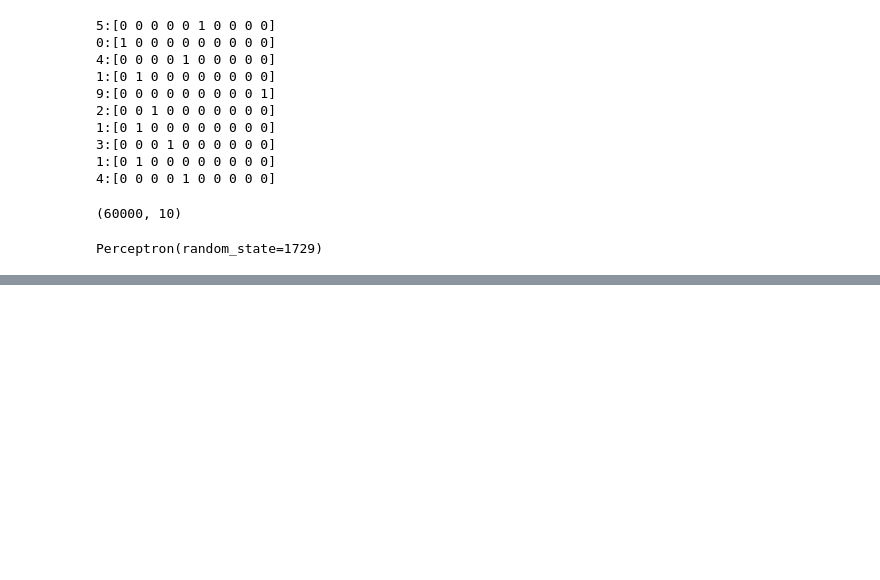
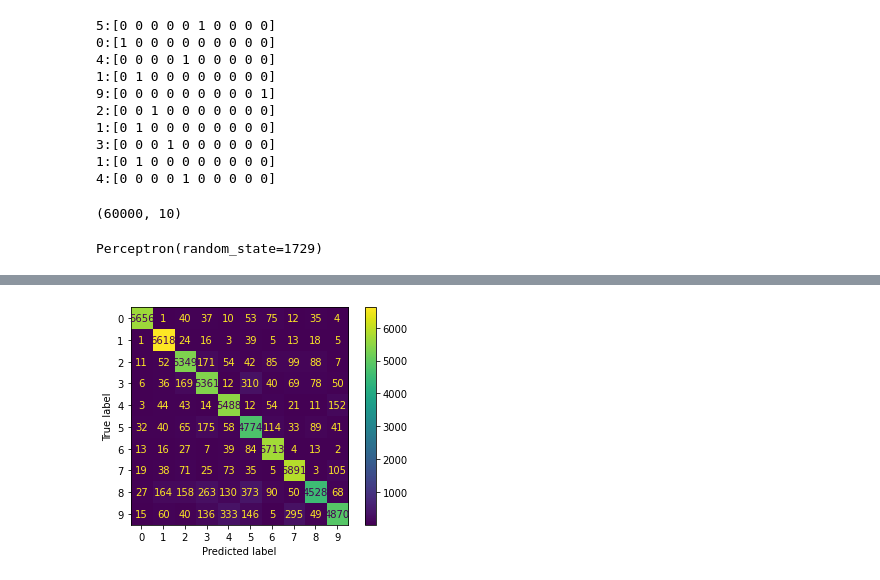
Before and after one commit to esviswajith95/MLP, a Jupyter notebook: Week5 - Multiclass classifier with perceptron.ipynb, the cells around one changed output, grey strips where cells are left out. Cells and saved outputs as stored; diff of their text form; code cells hidden in the pictures; blank space fills up the shorter version.

```diff
--- a/Week5 - Multiclass classifier with perceptron.ipynb
+++ b/Week5 - Multiclass classifier with perceptron.ipynb
@@ -69,0 +82,3 @@ Perceptron(random_state=1729)
+# %%
+y_hat = clf.predict(x_train)
+print(classification_report(y_train, y_hat))
@@ -69,0 +102,4 @@ Perceptron(random_state=1729)
+# %%
+cm_display = ConfusionMatrixDisplay.from_predictions(y_train, y_hat, values_format='.5g')
+# %% [output]
+[figure, added]
```
Also changed, not shown: parts of 3 cells of this notebook.
